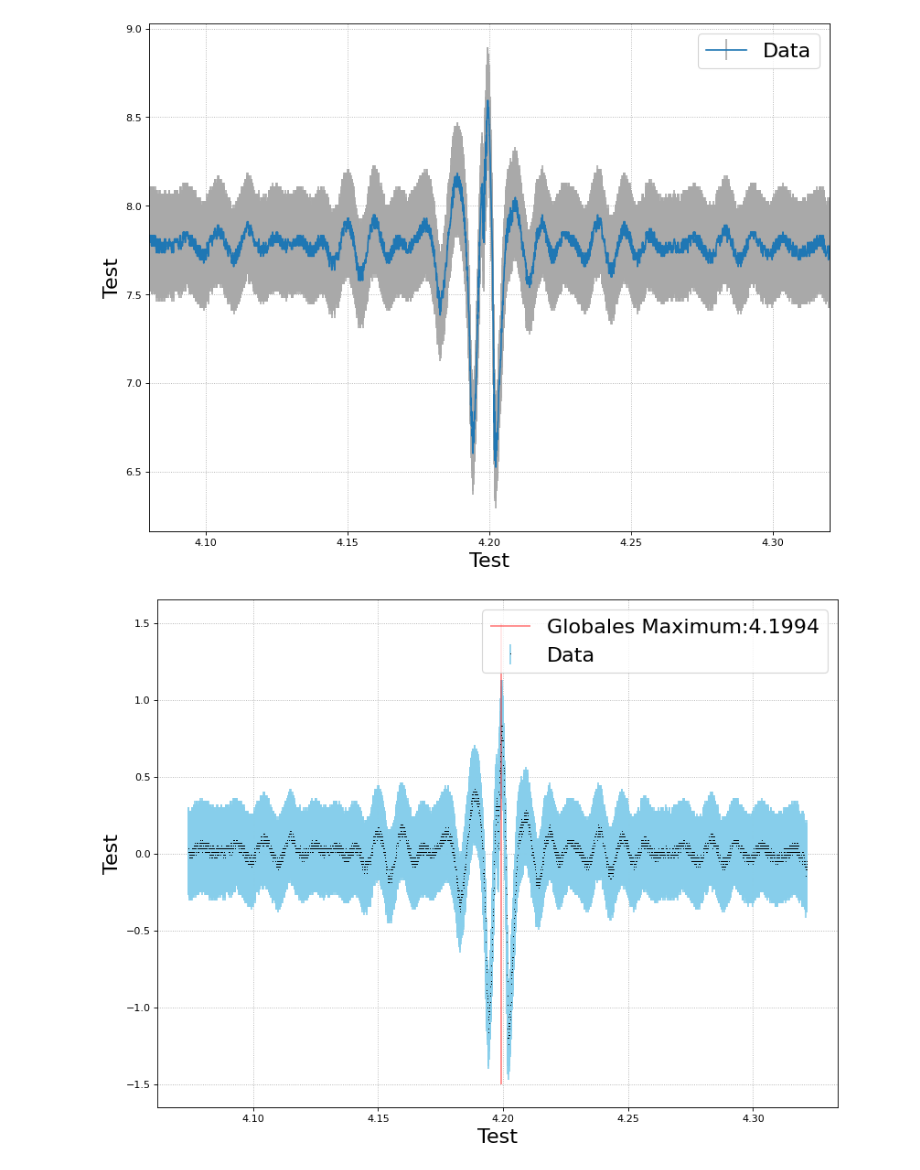
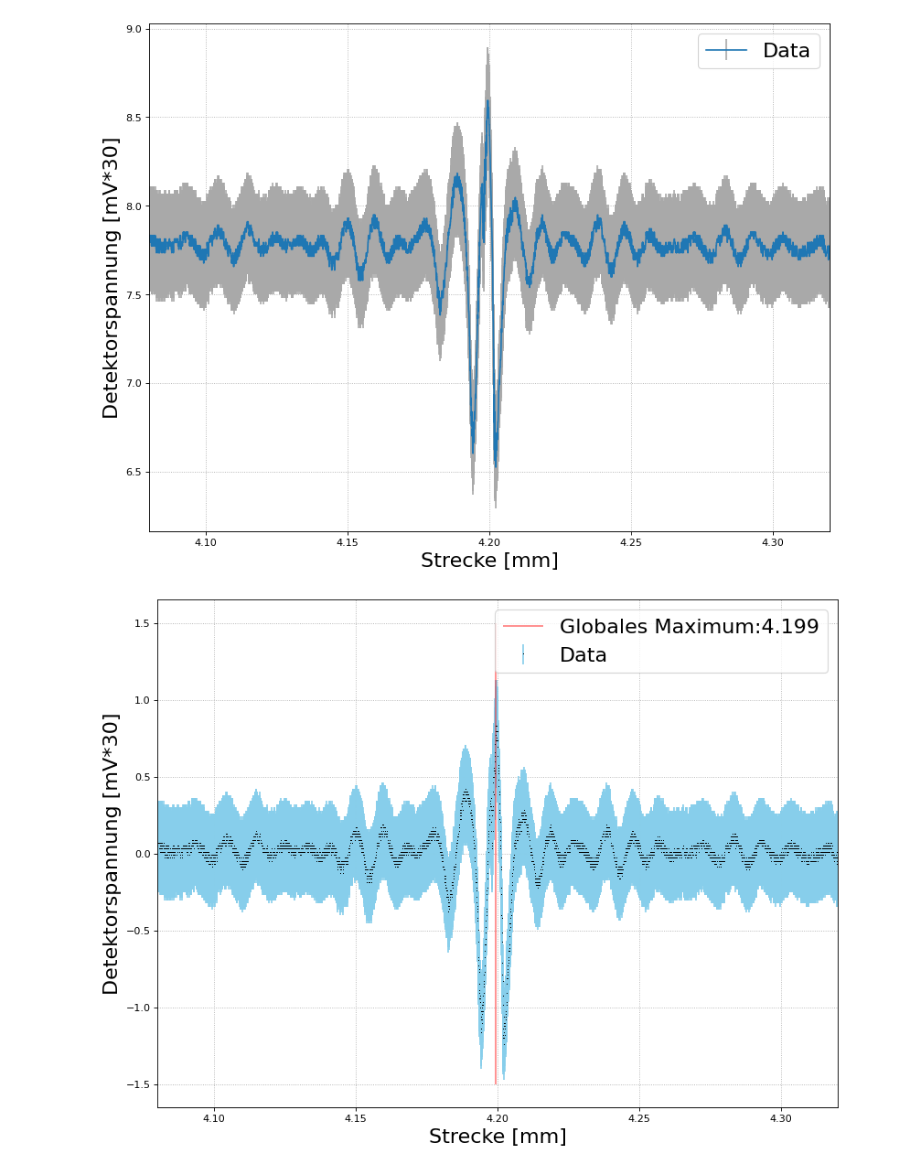
Before and after one commit to Friedrich-Jahns/Fortgeschrittenen-Praktikum-Physik, a Jupyter notebook: FP4_Michelson/A4/A4.ipynb, the cells around one changed output. Drawn from its saved outputs; the diff is of its cells as text; code cells hidden in the pictures.

```diff
--- a/FP4_Michelson/A4/A4.ipynb
+++ b/FP4_Michelson/A4/A4.ipynb
@@ -23,22 +23,22 @@ yerr = 0.035339825186025027*np.abs(data[1])
 # %%
 f.figsize(1)
 plt.errorbar(data[0],data[1],yerr=yerr,label = 'Data',ecolor='darkgray')
-f.form([4.08,4.32])
+f.form([4.08,4.32],xlabel='Strecke [mm]',ylabel='Detektorspannung [mV*30]')
 # %% [output]
-[figure, old version]
+[figure, new version]
 # %%
 intensity = data[1]
 position  = data[0]#*freq_scale
 
 f.figsize(1)
 
 intensity -= np.mean(intensity)
 
 plt.errorbar(position,intensity,yerr=yerr,fmt=',k',label = 'Data',ecolor = 'skyblue')
 absmax = np.argmax(np.abs(intensity))
 max    = np.argmax(intensity)
 
-plt.vlines(position[max],-1.5,1.5,colors="red",alpha=0.5,label=f'Globales Maximum:{round(position[max],4)}')
-f.form()
+plt.vlines(position[max],-1.5,1.5,colors="red",alpha=0.5,label=f'Globales Maximum:{round(position[max],3)}')
+f.form([4.08,4.32],xlabel='Strecke [mm]',ylabel='Detektorspannung [mV*30]',name='Res/A4_Weisslichtpos.pdf')
 # %% [output]
-[figure, old version]
+[figure, new version]
```
Also changed, not shown: 16 other files.
